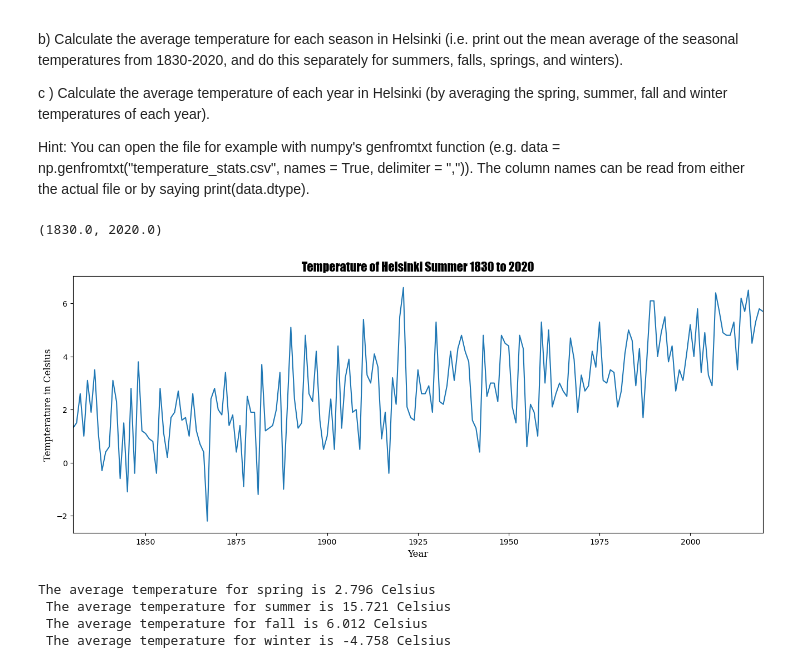
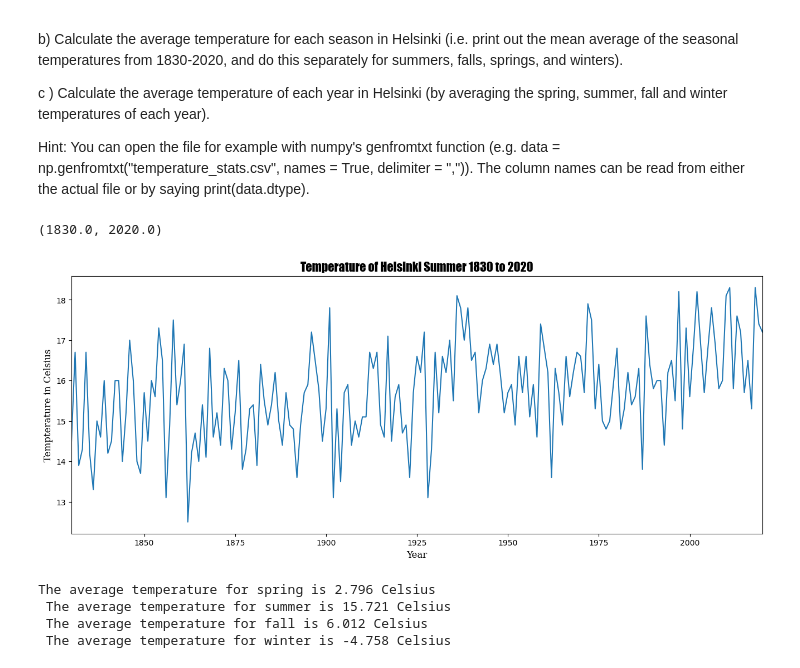
Before and after one commit to rg450318262/2023_courses, a Jupyter notebook: Python/Coursework4.ipynb, the cells around one changed output. Saved outputs shown, nothing was run; the diff lists cells and outputs as text; code cells hidden in the pictures.

```diff
--- a/Python/Coursework4.ipynb
+++ b/Python/Coursework4.ipynb
@@ -72,17 +72,17 @@ temp_year = temp_year.astype(int)
 # %%
 font1 = {'family':'fantasy','color':'black','size':16}
 font2 = {'family':'serif','color':'black','size':12}
 font3 = {'family':'cursive','color':'black','size':20}
 
 plt.figure(figsize=(16,6))
-plt.plot(temp["Year"],temp['HelsinkiSpring'])
+plt.plot(temp["Year"],temp['HelsinkiSummer'])
 plt.xlabel("Year", fontdict=font2)
 plt.ylabel("Tempterature in Celsius", fontdict=font2)
 plt.title("Temperature of Helsinki Summer 1830 to 2020", fontdict=font1)
 plt.xlim(1830,2020)
 # %% [output]
 (1830.0, 2020.0)
-[figure, old version]
+[figure, new version]
 # %%
 temp_spring = np.around(np.average(temp["HelsinkiSpring"]),3)
 temp_summer = np.around(np.average(temp["HelsinkiSummer"]),3)
```
Also changed, not shown: parts of 8 cells of this notebook, 2 other files.
